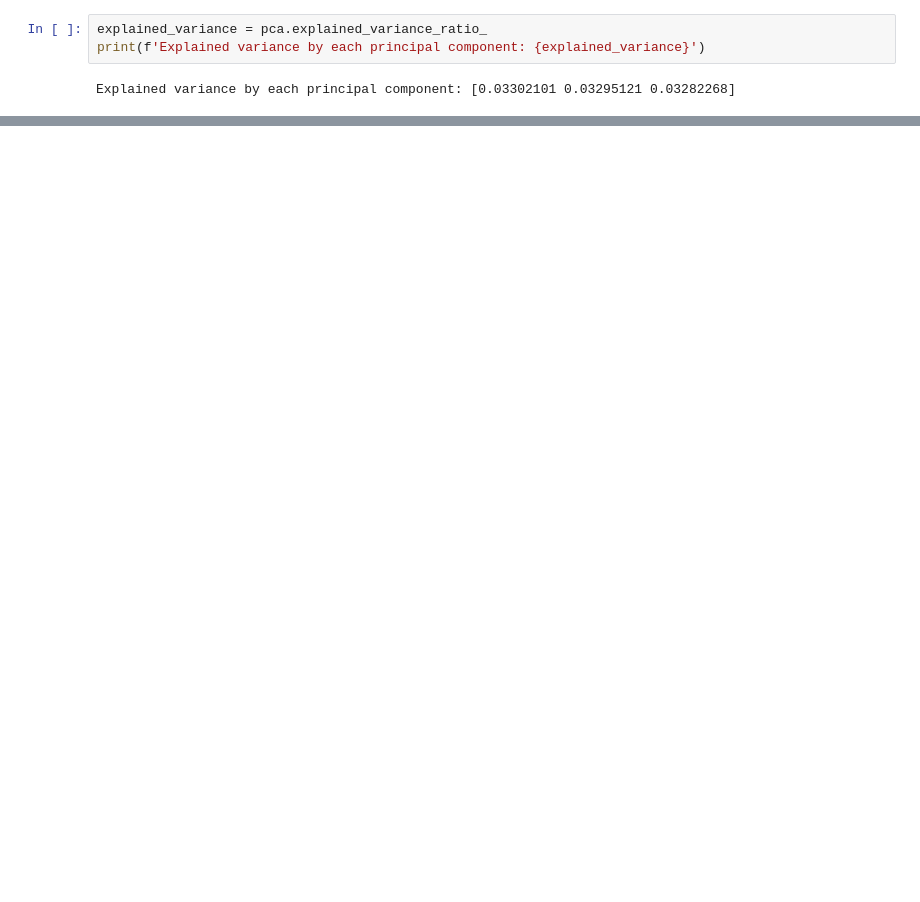
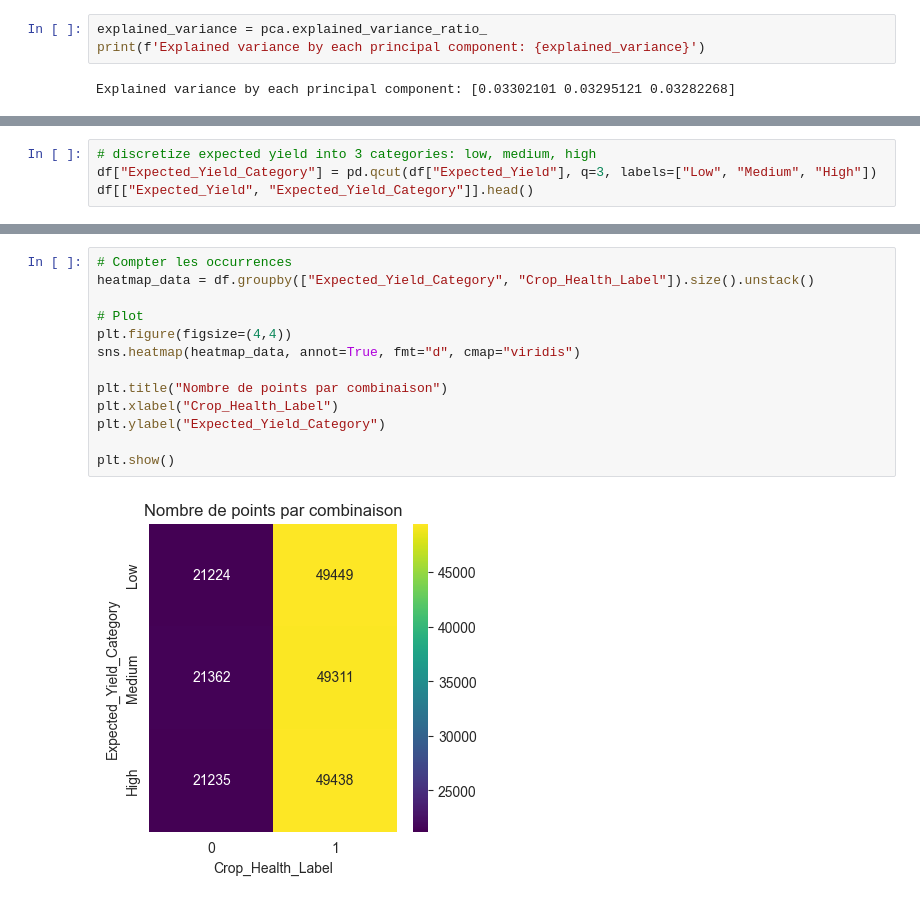
Before and after one commit to eloiherman/CropDiseasePredictor, a Jupyter notebook: code/drafts/dataset_acquaintance.ipynb, the cells around one changed output, grey strips where cells are left out. Saved outputs shown, nothing was run; the diff lists cells and outputs as text; blank space fills up the shorter version.

```diff
--- a/code/drafts/dataset_acquaintance.ipynb
+++ b/code/drafts/dataset_acquaintance.ipynb
@@ -222,0 +279,4 @@ Explained variance by each principal component: [0.03302101 0.03295121 0.0328226
+# %%
+# discretize expected yield into 3 categories: low, medium, high
+df["Expected_Yield_Category"] = pd.qcut(df["Expected_Yield"], q=3, labels=["Low", "Medium", "High"])
+df[["Expected_Yield", "Expected_Yield_Category"]].head()
@@ -222,0 +290,15 @@ Explained variance by each principal component: [0.03302101 0.03295121 0.0328226
+# %%
+# Compter les occurrences
+heatmap_data = df.groupby(["Expected_Yield_Category", "Crop_Health_Label"]).size().unstack()
+
+# Plot
+plt.figure(figsize=(4,4))
+sns.heatmap(heatmap_data, annot=True, fmt="d", cmap="viridis")
+
+plt.title("Nombre de points par combinaison")
+plt.xlabel("Crop_Health_Label")
+plt.ylabel("Expected_Yield_Category")
+
+plt.show()
+# %% [output]
+[figure, added]
```
Also changed, not shown: parts of 15 cells of this notebook.
